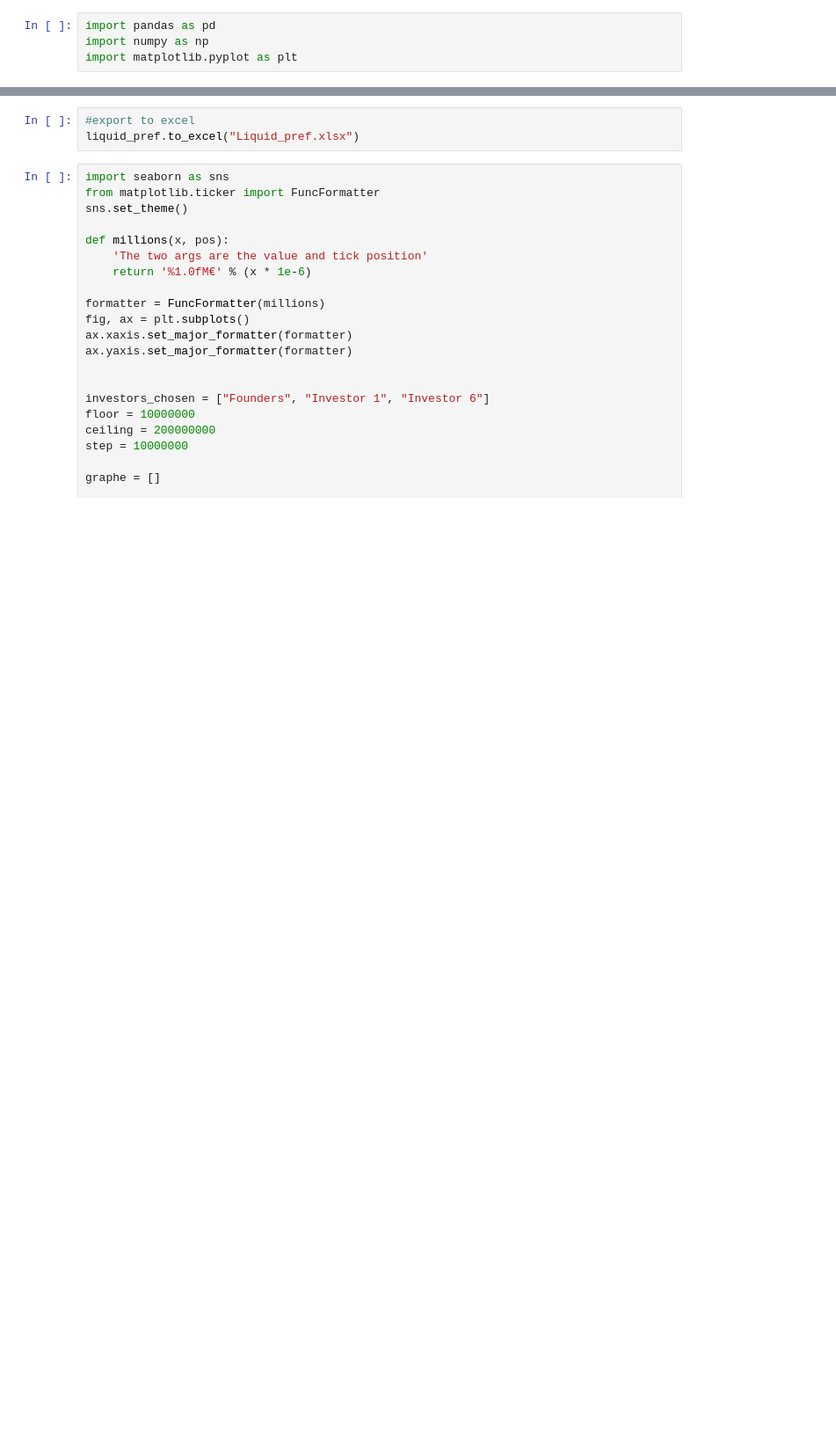
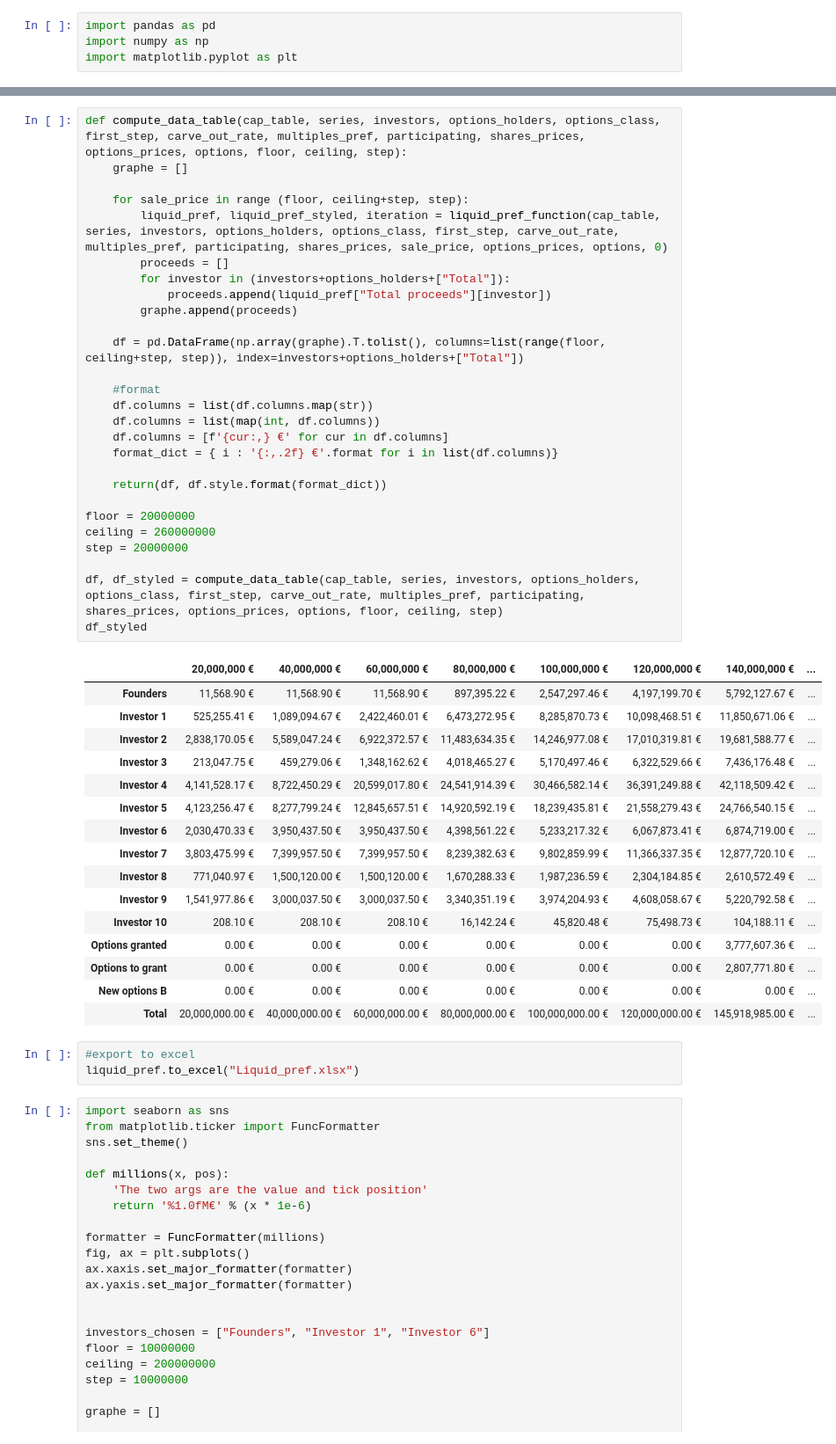
Before and after one commit to HighlightReel/projet_liquid, a Jupyter notebook: liquid_pref_options.ipynb, the cells around one changed output, grey strips where cells are left out. Shown at 88% size. Cells and saved outputs as stored; diff of their text form; blank space fills up the shorter version.

```diff
--- a/liquid_pref_options.ipynb
+++ b/liquid_pref_options.ipynb
@@ -221,3 +238,47 @@ liquid_pref_styled
+# %%
+def compute_data_table(cap_table, series, investors, options_holders, options_class, first_step, carve_out_rate, multiples_pref, participating, shares_prices, options_prices, options, floor, ceiling, step):
+    graphe = []
+
+    for sale_price in range (floor, ceiling+step, step):
+        liquid_pref, liquid_pref_styled, iteration = liquid_pref_function(cap_table, series, investors, options_holders, options_class, first_step, carve_out_rate, multiples_pref, participating, shares_prices, sale_price, options_prices, options, 0)
+        proceeds = []
+        for investor in (investors+options_holders+["Total"]):
+            proceeds.append(liquid_pref["Total proceeds"][investor])
+        graphe.append(proceeds)
+
+    df = pd.DataFrame(np.array(graphe).T.tolist(), columns=list(range(floor, ceiling+step, step)), index=investors+options_holders+["Total"])
+
+    #format
+    df.columns = list(df.columns.map(str))
+    df.columns = list(map(int, df.columns))
+    df.columns = [f'{cur:,} €' for cur in df.columns]
+    format_dict = { i : '{:,.2f} €'.format for i in list(df.columns)}
+
+    return(df, df.style.format(format_dict))
+
+floor = 20000000
+ceiling = 260000000
+step = 20000000
+
+df, df_styled = compute_data_table(cap_table, series, investors, options_holders, options_class, first_step, carve_out_rate, multiples_pref, participating, shares_prices, options_prices, options, floor, ceiling, step)
+df_styled
+# %% [output]
+|  | 20,000,000 € | 40,000,000 € | 60,000,000 € | 80,000,000 € | 100,000,000 € | 120,000,000 € | 140,000,000 € | ... |
+| Founders | 11,568.90 € | 11,568.90 € | 11,568.90 € | 897,395.22 € | 2,547,297.46 € | 4,197,199.70 € | 5,792,127.67 € | ... |
+| Investor 1 | 525,255.41 € | 1,089,094.67 € | 2,422,460.01 € | 6,473,272.95 € | 8,285,870.73 € | 10,098,468.51 € | 11,850,671.06 € | ... |
+| Investor 2 | 2,838,170.05 € | 5,589,047.24 € | 6,922,372.57 € | 11,483,634.35 € | 14,246,977.08 € | 17,010,319.81 € | 19,681,588.77 € | ... |
+| Investor 3 | 213,047.75 € | 459,279.06 € | 1,348,162.62 € | 4,018,465.27 € | 5,170,497.46 € | 6,322,529.66 € | 7,436,176.48 € | ... |
+| Investor 4 | 4,141,528.17 € | 8,722,450.29 € | 20,599,017.80 € | 24,541,914.39 € | 30,466,582.14 € | 36,391,249.88 € | 42,118,509.42 € | ... |
+| Investor 5 | 4,123,256.47 € | 8,277,799.24 € | 12,845,657.51 € | 14,920,592.19 € | 18,239,435.81 € | 21,558,279.43 € | 24,766,540.15 € | ... |
+| Investor 6 | 2,030,470.33 € | 3,950,437.50 € | 3,950,437.50 € | 4,398,561.22 € | 5,233,217.32 € | 6,067,873.41 € | 6,874,719.00 € | ... |
+| Investor 7 | 3,803,475.99 € | 7,399,957.50 € | 7,399,957.50 € | 8,239,382.63 € | 9,802,859.99 € | 11,366,337.35 € | 12,877,720.10 € | ... |
+| Investor 8 | 771,040.97 € | 1,500,120.00 € | 1,500,120.00 € | 1,670,288.33 € | 1,987,236.59 € | 2,304,184.85 € | 2,610,572.49 € | ... |
+| Investor 9 | 1,541,977.86 € | 3,000,037.50 € | 3,000,037.50 € | 3,340,351.19 € | 3,974,204.93 € | 4,608,058.67 € | 5,220,792.58 € | ... |
+| Investor 10 | 208.10 € | 208.10 € | 208.10 € | 16,142.24 € | 45,820.48 € | 75,498.73 € | 104,188.11 € | ... |
+| Options granted | 0.00 € | 0.00 € | 0.00 € | 0.00 € | 0.00 € | 0.00 € | 3,777,607.36 € | ... |
+| Options to grant | 0.00 € | 0.00 € | 0.00 € | 0.00 € | 0.00 € | 0.00 € | 2,807,771.80 € | ... |
+| New options B | 0.00 € | 0.00 € | 0.00 € | 0.00 € | 0.00 € | 0.00 € | 0.00 € | ... |
+| Total | 20,000,000.00 € | 40,000,000.00 € | 60,000,000.00 € | 80,000,000.00 € | 100,000,000.00 € | 120,000,000.00 € | 145,918,985.00 € | ... |
 # %%
 #export to excel
 liquid_pref.to_excel("Liquid_pref.xlsx")
```
Also changed, not shown: parts of 9 cells of this notebook, 4 other files.
